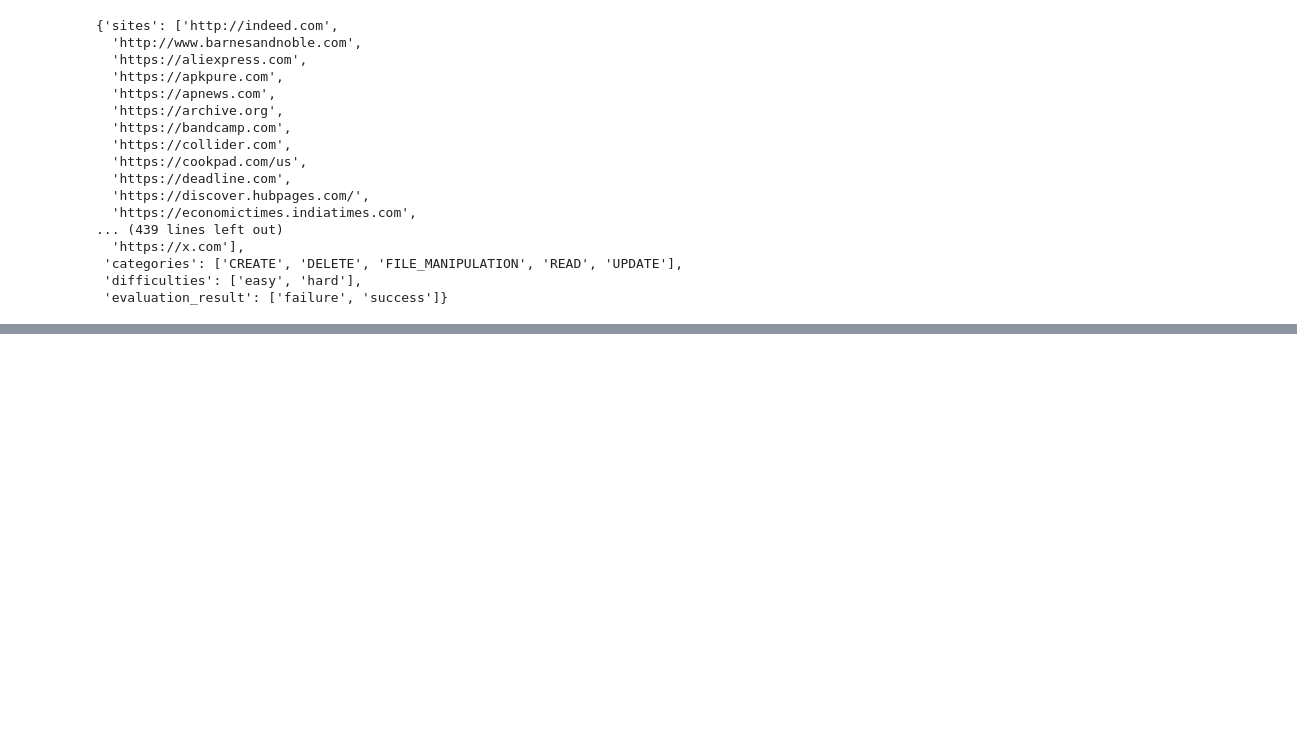
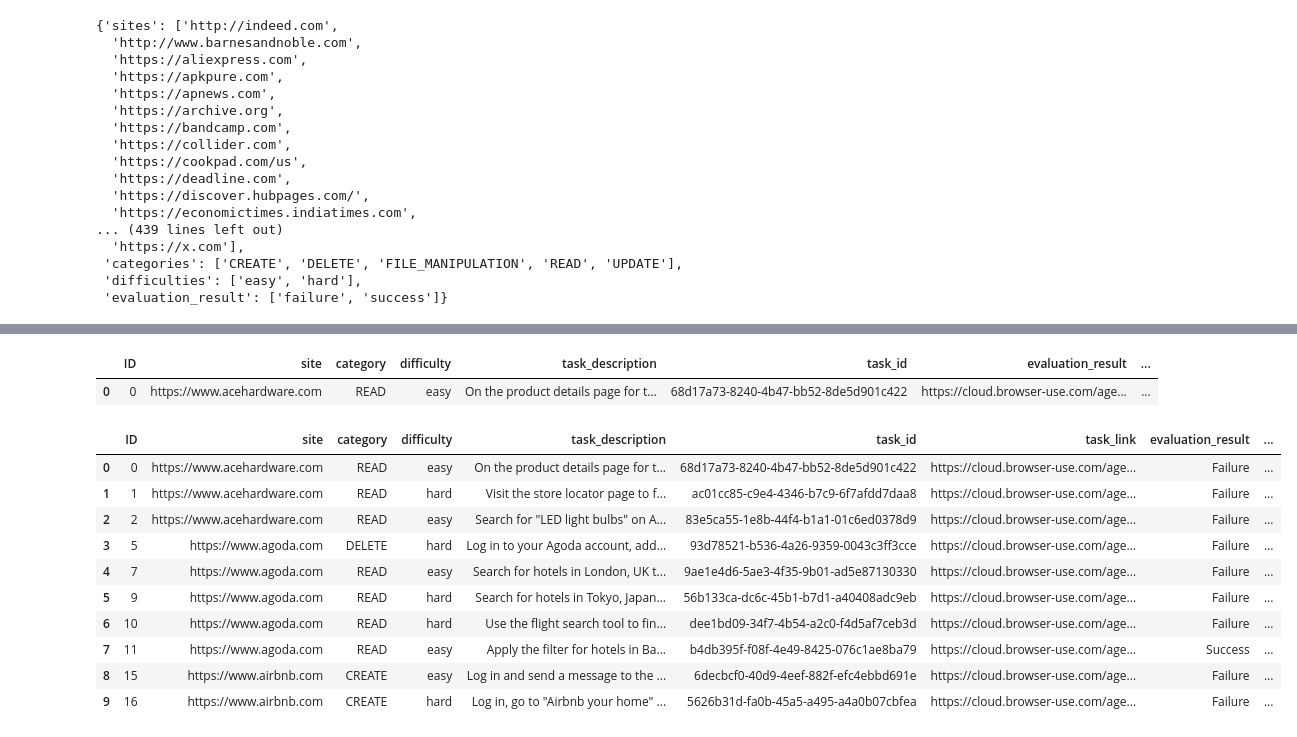
Before and after one commit to srikargade1/webbench-dashboard, a Jupyter notebook: WebBench Visual.ipynb, the cells around one changed output, grey strips where cells are left out. Cells and saved outputs as stored; diff of their text form; code cells hidden in the pictures; blank space fills up the shorter version.

```diff
--- a/WebBench Visual.ipynb
+++ b/WebBench Visual.ipynb
@@ -551,0 +595,23 @@ anthropic_df.head(10)
+# %%
+browseruser_df = pd.read_csv("browseruse.csv")
+# %%
+
+browseruser_df.head(1)
+# %% [output]
+|  | ID | site | category | difficulty | task_description | task_id | evaluation_result | ... |
+| 0 | 0 | https://www.acehardware.com | READ | easy | On the product details page for t... | 68d17a73-8240-4b47-bb52-8de5d901c422 | https://cloud.browser-use.com/age... | ... |
+# %%
+browseruser_df = browseruser_df.rename(columns={"evaluation_result": "task_link", "result_flag": "evaluation_reason", "evaluation_reason":"evaluation_result"})
+browseruser_df.head(10)
+# %% [output]
+|  | ID | site | category | difficulty | task_description | task_id | task_link | evaluation_result | ... |
+| 0 | 0 | https://www.acehardware.com | READ | easy | On the product details page for t... | 68d17a73-8240-4b47-bb52-8de5d901c422 | https://cloud.browser-use.com/age... | Failure | ... |
+| 1 | 1 | https://www.acehardware.com | READ | hard | Visit the store locator page to f... | ac01cc85-c9e4-4346-b7c9-6f7afdd7daa8 | https://cloud.browser-use.com/age... | Failure | ... |
+| 2 | 2 | https://www.acehardware.com | READ | easy | Search for "LED light bulbs" on A... | 83e5ca55-1e8b-44f4-b1a1-01c6ed0378d9 | https://cloud.browser-use.com/age... | Failure | ... |
+| 3 | 5 | https://www.agoda.com | DELETE | hard | Log in to your Agoda account, add... | 93d78521-b536-4a26-9359-0043c3ff3cce | https://cloud.browser-use.com/age... | Failure | ... |
+| 4 | 7 | https://www.agoda.com | READ | easy | Search for hotels in London, UK t... | 9ae1e4d6-5ae3-4f35-9b01-ad5e87130330 | https://cloud.browser-use.com/age... | Failure | ... |
+| 5 | 9 | https://www.agoda.com | READ | hard | Search for hotels in Tokyo, Japan... | 56b133ca-dc6c-45b1-b7d1-a40408adc9eb | https://cloud.browser-use.com/age... | Failure | ... |
+| 6 | 10 | https://www.agoda.com | READ | hard | Use the flight search tool to fin... | dee1bd09-34f7-4b54-a2c0-f4d5af7ceb3d | https://cloud.browser-use.com/age... | Failure | ... |
+| 7 | 11 | https://www.agoda.com | READ | easy | Apply the filter for hotels in Ba... | b4db395f-f08f-4e49-8425-076c1ae8ba79 | https://cloud.browser-use.com/age... | Success | ... |
+| 8 | 15 | https://www.airbnb.com | CREATE | easy | Log in and send a message to the ... | 6decbcf0-40d9-4eef-882f-efc4ebbd691e | https://cloud.browser-use.com/age... | Failure | ... |
+| 9 | 16 | https://www.airbnb.com | CREATE | hard | Log in, go to "Airbnb your home" ... | 5626b31d-fa0b-45a5-a495-a4a0b07cbfea | https://cloud.browser-use.com/age... | Failure | ... |
```
Also changed, not shown: parts of 10 cells of this notebook, 12 other files.
